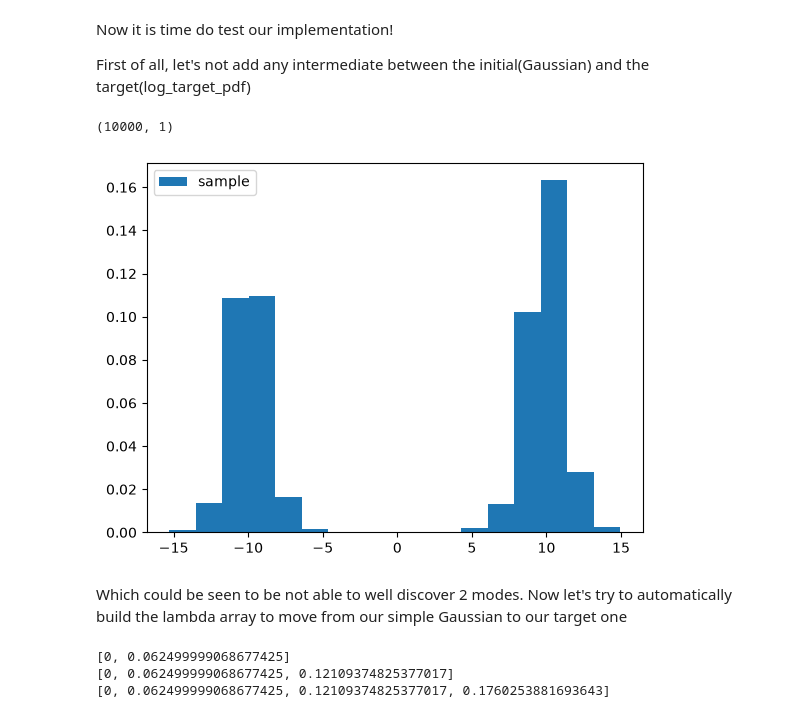
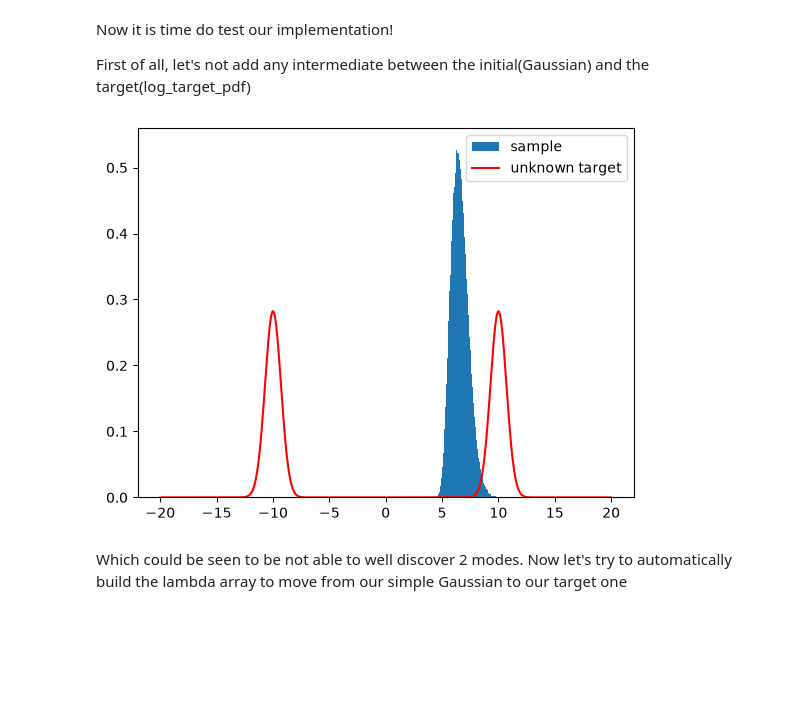
Before and after one commit to saobangmath/MiniProject-PhD-, a Jupyter notebook: MCMC/smc.ipynb, the cells around one changed output. Cells and saved outputs as stored; diff of their text form; code cells hidden in the pictures; blank space fills up the shorter version.

```diff
--- a/MCMC/smc.ipynb
+++ b/MCMC/smc.ipynb
@@ -105,25 +145,31 @@ class MCMC:
 # %%
 # test mcmc to make sure it worked
 from matplotlib import pyplot as plt
-from scipy.stats import norm
-import numpy as np
+from jax.scipy.stats import norm
+import jax
+import jax.numpy as jnp
+from jax import random
 
 tracker = AcceptanceTracker()
 mcmc = MCMC(
-    norm(loc = 0, scale = 1).logpdf,
-    lambda x: x + np.random.normal(),
-    tracker
+    lambda x: norm.logpdf(x, loc=0.0, scale=1.0),
+    # CHANGE: proposal is (state, key) -> state
+    lambda x, key: x + random.normal(key),
+    tracker,
 )
 
-state_list = mcmc.run(0)
-assert len(state_list) == 1
+key = random.key(42)
+last = mcmc.run(jnp.array(0.0), key, iters=10_000, only_keep_last=True, track_process=True)
+assert last.ndim == 0
 
-state_list = mcmc.run(0, iters = 100_000, only_keep_last = False)
-assert len(state_list) == 100_000 + 1
+key = random.key(42)
+state_list = mcmc.run(
+    jnp.array(0.0), key=key, iters=10_000, only_keep_last=False, track_process=True
+)
+assert state_list.shape[0] == 10_000 + 1
 
 fig, ax = plt.subplots()
-ax.hist(state_list, bins = 'auto', density = True)
-
+ax.hist(state_list, bins="auto", density=True)
 plt.legend()
 fig.show()
 # %% [output]
@@ -315,42 +374,36 @@ Now it is time do test our implementation!
 
 First of all, let's not add any intermediate between the initial(Gaussian) and the target(log_target_pdf)
 # %%
-import numpy as np
+import jax
+from jax import random
 
-smc = SMC(1, log_target_pdf)
-smc.sample_loop(50_000)
+smc = SMC(1, log_target_pdf, key=random.key(0))
+smc.sample_loop(1_000_000)
 
 samples = smc.get_current_sample_list()
-print(samples.shape)
-# %% [output]
-(10000, 1)
 # %%
 from matplotlib import pyplot as plt
+import jax.numpy as jnp
 
 fig, ax = plt.subplots()
 
-ax.hist(samples.squeeze(), density = True, bins = 'auto', label = 'sample')
-xx = np.linspace(-20, 20, 1000)
-yy = np.exp(log_target_pdf(xx))
-#ax.plot(xx, yy, color = 'red', label = 'unknown target')
+ax.hist(samples.squeeze(), density=True, bins="auto", label="sample")
+xx = jnp.linspace(-20, 20, 1000)
+yy = jnp.exp(log_target_pdf(xx))
+ax.plot(xx, yy, color='red', label='unknown target')
 
 plt.legend()
 fig.show()
 # %% [output]
-[figure, old version]
+[figure, new version]
 # %% [markdown]
 Which could be seen to be not able to well discover 2 modes. Now let's try to automatically build the lambda array to move from our simple Gaussian to our target one
 # %%
-import numpy as np
+import jax
+from jax import random
 
-smc = SMC(1, log_target_pdf)
-smc.reset(no_samples = 50_000)
+smc = SMC(1, log_target_pdf, key=random.key(0))
+smc.reset(no_samples=1_000_000)
 lambda_list = smc.build_intermediate_dists()
-
-print(lambda_list)
-# %% [output]
-[0, 0.062499999068677425]
-[0, 0.062499999068677425, 0.12109374825377017]
-[0, 0.062499999068677425, 0.12109374825377017, 0.1760253881693643]
 # %%
 from matplotlib import pyplot as plt
```
Also changed, not shown: parts of 5 cells of this notebook.
